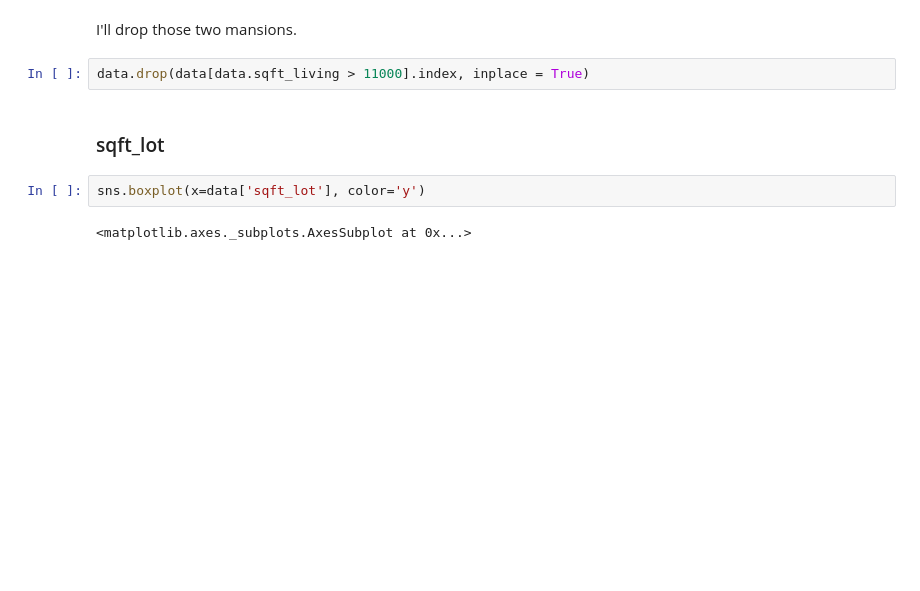
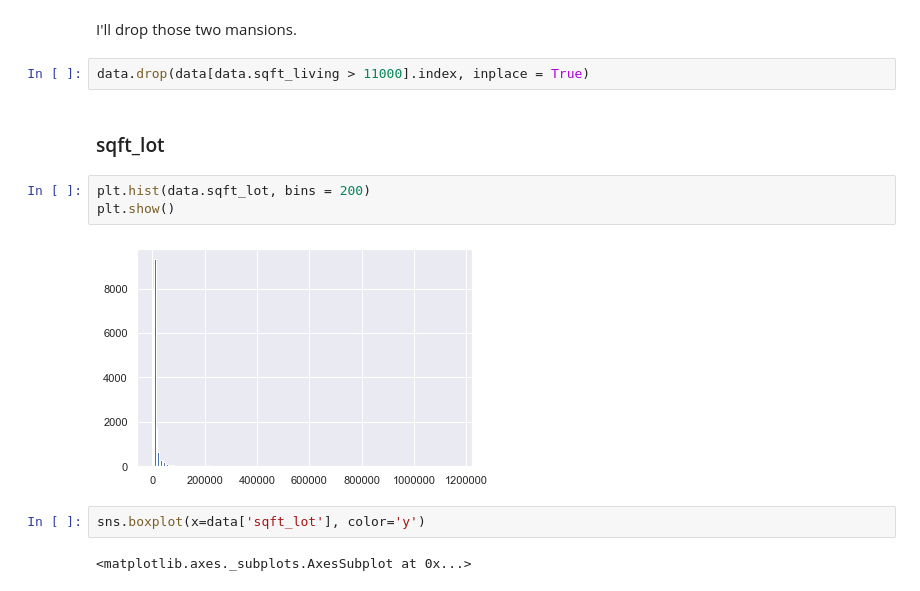
Before and after one commit to halpert3/dsc-mod-2-project-v2-1-onl01-dtsc-pt-070620, a Jupyter notebook: 1_Data_Cleaning_and_EDA.ipynb, the cells around one changed output. Drawn from its saved outputs; the diff is of its cells as text; blank space fills up the shorter version.

```diff
--- a/1_Data_Cleaning_and_EDA.ipynb
+++ b/1_Data_Cleaning_and_EDA.ipynb
@@ -1385,6 +1389,11 @@ I'll drop those two mansions.
 data.drop(data[data.sqft_living > 11000].index, inplace = True)
 # %% [markdown]
 ### sqft_lot
+# %%
+plt.hist(data.sqft_lot, bins = 200)
+plt.show()
+# %% [output]
+[figure, added]
 # %%
 sns.boxplot(x=data['sqft_lot'], color='y')
 # %% [output]
```
Also changed, not shown: parts of 2 cells of this notebook, 5 other files.
